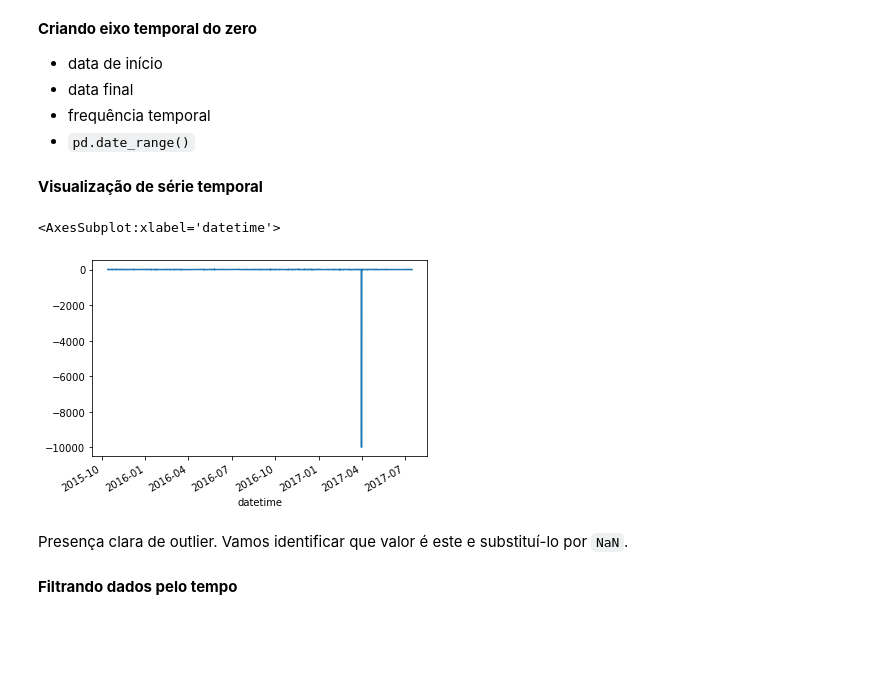
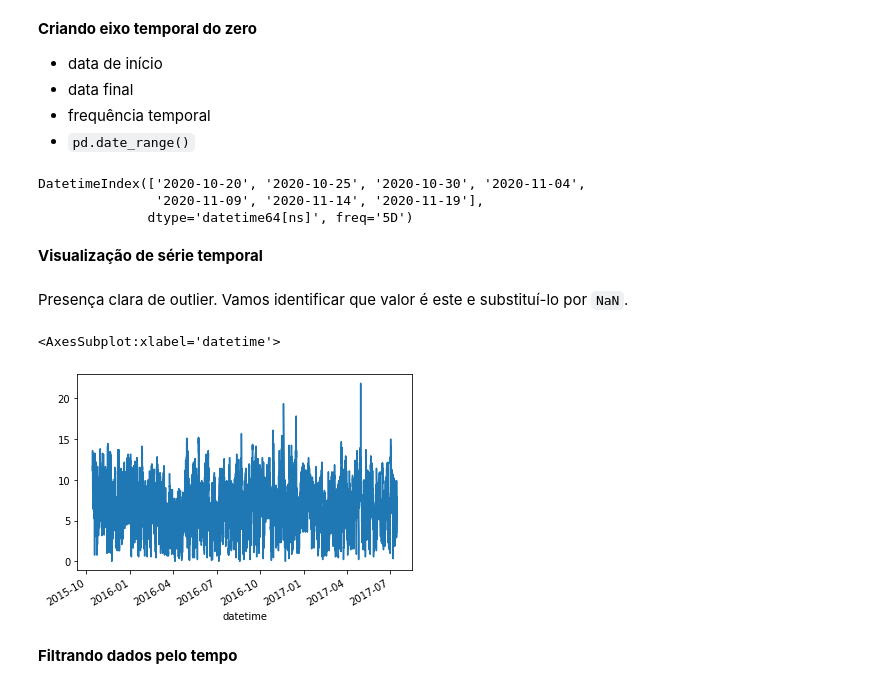
Before and after one commit to nilodna/python-basico, a Jupyter notebook: material_aula/lecture05.ipynb, the cells around one changed output. Saved outputs shown, nothing was run; the diff lists cells and outputs as text; code cells hidden in the pictures; blank space fills up the shorter version.

````diff
--- a/material_aula/lecture05.ipynb
+++ b/material_aula/lecture05.ipynb
@@ -337,23 +348,27 @@ df.head()
 - ```pd.date_range()```
 # %%
 # frequência horária, diária, mensal
-eixo_temporal = pd.date_range(start='2020-10-20',
-                              end='2020-11-20',
-                              freq='H')
+eixo_temporal = pd.date_range(start='2020-10-20 00',
+                              end='2020-11-20 00',
+                              freq='5D')
 eixo_temporal
+# %% [output]
+DatetimeIndex(['2020-10-20', '2020-10-25', '2020-10-30', '2020-11-04',
+               '2020-11-09', '2020-11-14', '2020-11-19'],
+              dtype='datetime64[ns]', freq='5D')
 # %% [markdown]
 **Visualização de série temporal**
 # %%
-df['Wspd'].plot()
+# df['Wspd'].plot()
-# %% [output]
-<AxesSubplot:xlabel='datetime'>
-[figure, removed]
 # %% [markdown]
 Presença clara de outlier. Vamos identificar que valor é este e substituí-lo por ```NaN```.
 # %%
 df['Wspd'].min()
-# df = df.replace(-9999, np.nan)
-# df['Wspd'].plot()
+df = df.replace(-9999, np.nan)
+df['Wspd'].plot()
+# %% [output]
+<AxesSubplot:xlabel='datetime'>
+[figure, added]
 # %% [markdown]
 **Filtrando dados pelo tempo**
 # %%
````
Also changed, not shown: parts of 24 cells of this notebook, 5 other files.
